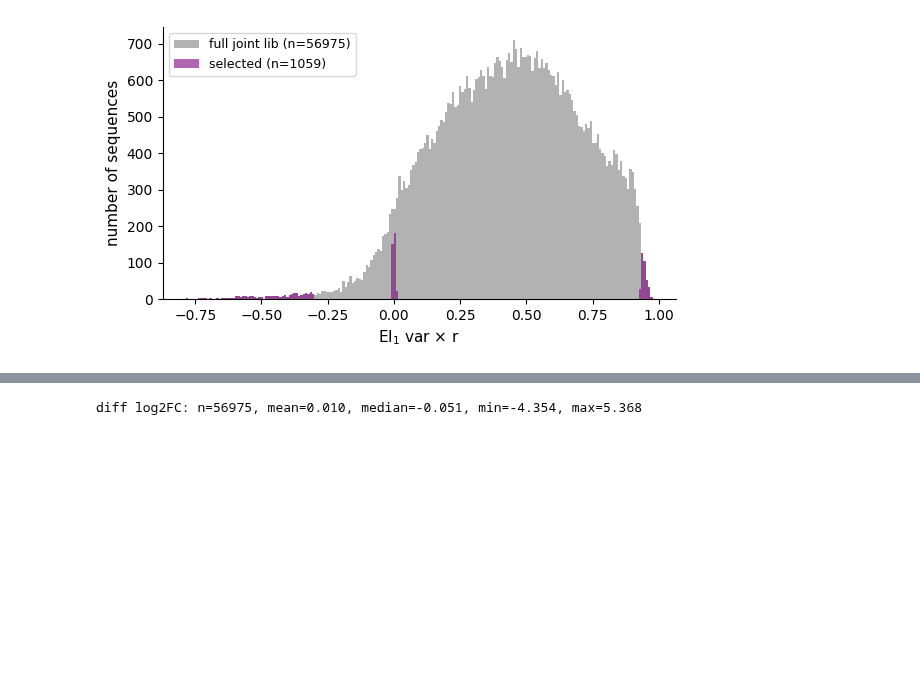
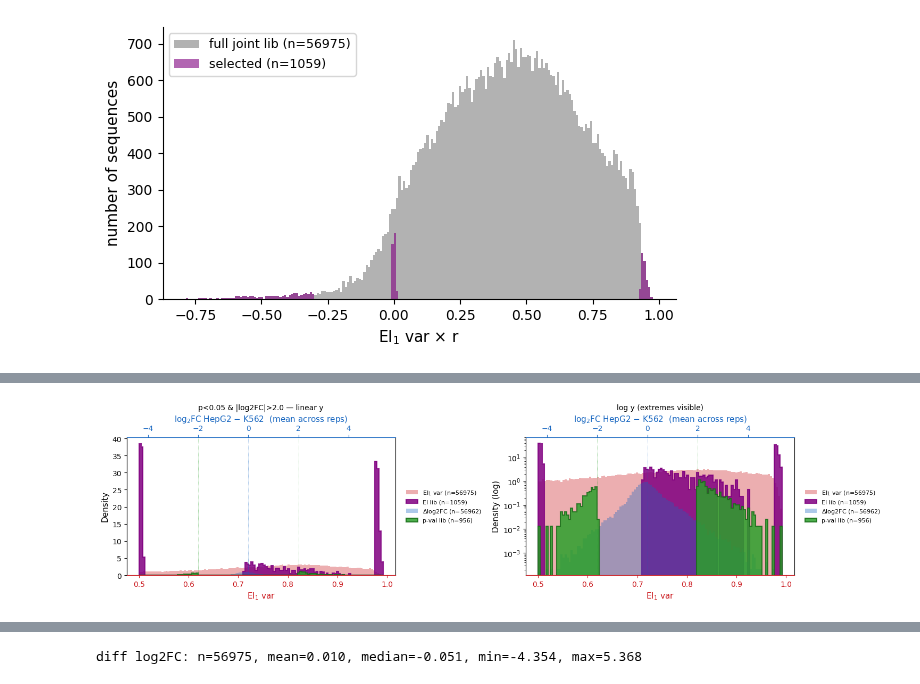
Before and after one commit to pabmantilla/Hippo_dependency_mpra, a Jupyter notebook: genomic_targets/scripts/2d_diff_call/scripts/eixr_distribution.ipynb, the cells around one changed output, grey strips where cells are left out. Saved outputs shown, nothing was run; the diff lists cells and outputs as text; code cells hidden in the pictures; blank space fills up the shorter version.

```diff
--- a/genomic_targets/scripts/2d_diff_call/scripts/eixr_distribution.ipynb
+++ b/genomic_targets/scripts/2d_diff_call/scripts/eixr_distribution.ipynb
@@ -3,7 +1,7 @@
 # %%
 import os, sys, numpy as np, pandas as pd
 
-REPO = '/grid/wsbs/home_norepl/pmantill/Virtual_Experiments/Hippo_axis/Hippo_dependency_mpra'
+REPO = '/grid/koo/home/pmantill/projects/Virtual_Experiments/Hippo_axis/Hippo_dependency_mpra'
 sys.path.insert(0, os.path.join(REPO, 'eigen-interactions'))
 from eigen_steering import EigenMap
 
@@ -76,3 +74,89 @@ plt.tight_layout()
 plt.show()
 # %% [output]
 [figure]
+# %%
+import glob
+from scipy.stats import ttest_ind
+
+# Per-replicate log2_ratio -> log2FC diff (HepG2 - K562) per element + Welch p.
+MPRA_DIR = '/grid/koo/home/pmantill/projects/Virtual_Experiments/Hippo_axis/Hippo_dependency_mpra/data/full_joint_mpra'
+COLS = ['cell', 'rep', 'name', 'dna', 'rna', 'ratio', 'log2_ratio', 'n_bc']
+
+def _load(cell):
+    frames = [pd.read_csv(f, sep='\t', header=None, names=COLS)
+              for f in sorted(glob.glob(f'{MPRA_DIR}/{cell}/{cell}_rep*.tsv'))]
+    return pd.concat(frames, ignore_index=True)
+
+hep_w = _load('HepG2').pivot_table(index='name', columns='rep', values='log2_ratio')
+k_w   = _load('K562' ).pivot_table(index='name', columns='rep', values='log2_ratio')
+shared = hep_w.index.intersection(k_w.index)
+H, K = hep_w.loc[shared].values, k_w.loc[shared].values
+ok = np.isfinite(H).all(1) & np.isfinite(K).all(1)
+_, pv = ttest_ind(H[ok], K[ok], axis=1, equal_var=False)
+diff_by_name = dict(zip(shared[ok], H[ok].mean(1) - K[ok].mean(1)))
+pval_by_name = dict(zip(shared[ok], pv))
+
+diffs = df['name'].map(diff_by_name).values.astype(float)
+pvals = df['name'].map(pval_by_name).values.astype(float)
+finite = np.isfinite(diffs) & np.isfinite(pvals)
+
+fmask = np.zeros(len(df), dtype=bool); fmask[focus_idx] = True
+
+# "p-val lib": all elements passing p<0.05 AND |log2FC|>1 (either direction).
+# If fewer than the EI lib size we just use what we have — no padding.
+P_THRESH, LFC_THRESH = 0.05, 2.0
+qualifies = finite & (pvals < P_THRESH) & (np.abs(diffs) > LFC_THRESH)
+bioinfo_idx = np.where(qualifies)[0]
+n_qual = qualifies.sum()
+bmask = qualifies.copy()
+
+print(f'EI lib size:    {len(focus_idx)}')
+print(f'p-val lib size: {n_qual}  (p<{P_THRESH} & |log2FC|>{LFC_THRESH}, either direction)')
+print(f'  HepG2-up: {(bmask & (diffs > 0)).sum()},  K562-up: {(bmask & (diffs < 0)).sum()}')
+if n_qual < len(focus_idx):
+    print(f'  note: fewer qualifying elements than EI lib ({n_qual} < {len(focus_idx)}) — using all qualifiers')
+
+def _draw(ax, log_y=False):
+    ax.hist(ei1_var, bins=120, color='#cb181d', alpha=0.35, density=True,
+            label=f'EI$_1$ var (n={len(ei1_var)})')
+    ax.hist(ei1_var[focus_idx], bins=120, color='purple', alpha=0.85, density=True,
+            histtype='stepfilled', edgecolor='purple', linewidth=1.5,
+            label=f'EI lib (n={len(focus_idx)})', zorder=3)
+    ax.set_xlabel('EI$_1$ var', color='#cb181d', fontsize=11)
+    ax.tick_params(axis='x', colors='#cb181d')
+    ax.set_ylabel('Density' + (' (log)' if log_y else ''), fontsize=11)
+    if log_y:
+        ax.set_yscale('log')
+    ax.spines['top'].set_visible(False)
+
+    ax2 = ax.twiny()
+    ax2.hist(diffs[finite], bins=120, color='#1565C0', alpha=0.35, density=True,
+             label=f'$\\Delta$log2FC (n={finite.sum()})')
+    ax2.hist(diffs[bmask], bins=120, color='#2ca02c', alpha=0.85, density=True,
+             histtype='stepfilled', edgecolor='#1a6d1a', linewidth=1.5,
+             label=f'p-val lib (n={n_qual})', zorder=3)
+    ax2.axvline(0, color='#1565C0', lw=0.5, ls=':')
+    ax2.axvline( LFC_THRESH, color='#2ca02c', lw=0.5, ls=':')
+    ax2.axvline(-LFC_THRESH, color='#2ca02c', lw=0.5, ls=':')
+    ax2.set_xlabel('log$_2$FC HepG2 $-$ K562  (mean across reps)', color='#1565C0', fontsize=11)
+    ax2.tick_params(axis='x', colors='#1565C0')
+    ax2.spines['top'].set_color('#1565C0')
+    ax2.spines['bottom'].set_color('#cb181d')
+    ax2.spines['right'].set_visible(False)
+
+    h1, l1 = ax.get_legend_handles_labels()
+    h2, l2 = ax2.get_legend_handles_labels()
+    ax.legend(h1 + h2, l1 + l2, fontsize=8, frameon=False,
+              loc='center left', bbox_to_anchor=(1.02, 0.5))
+
+fig, axes = plt.subplots(1, 2, figsize=(15, 4))
+_draw(axes[0], log_y=False)
+axes[0].set_title(f'p<{P_THRESH} & |log2FC|>{LFC_THRESH} — linear y', fontsize=10)
+_draw(axes[1], log_y=True)
+axes[1].set_title('log y (extremes visible)', fontsize=10)
+plt.tight_layout()
+plt.show()
+
+overlap = np.intersect1d(focus_idx, bioinfo_idx).size
+print(f'overlap between EI lib and p-val lib: {overlap}')
+# %% [output]
@@ -78,0 +167 @@ plt.show()
+[figure, added]
```
Also changed, not shown: parts of 4 cells of this notebook.
